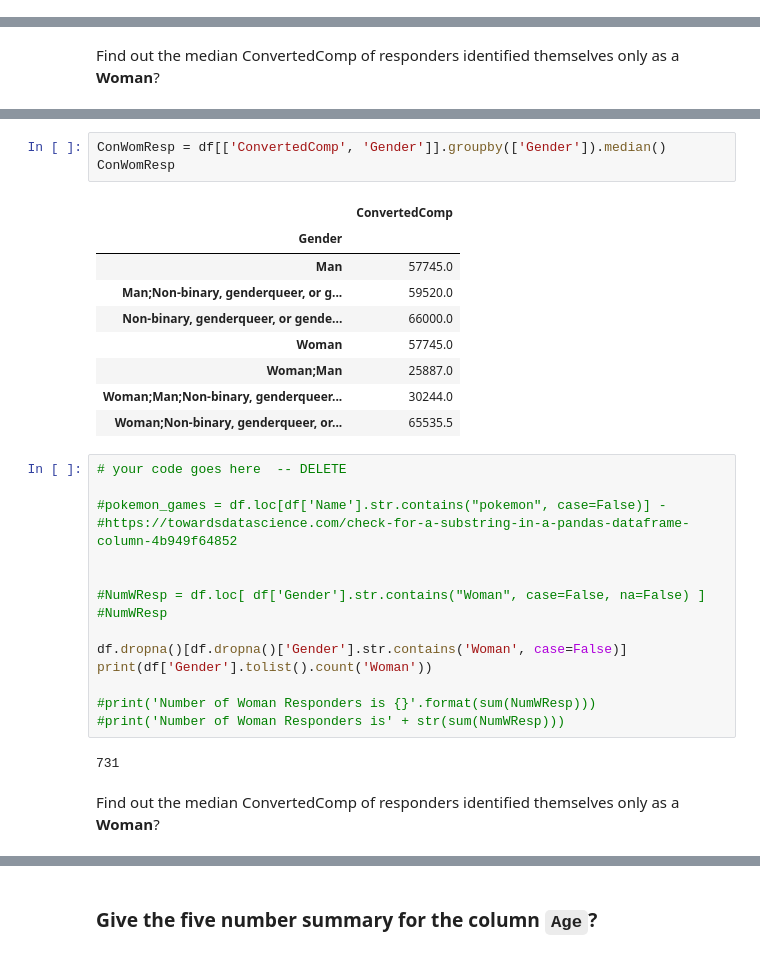
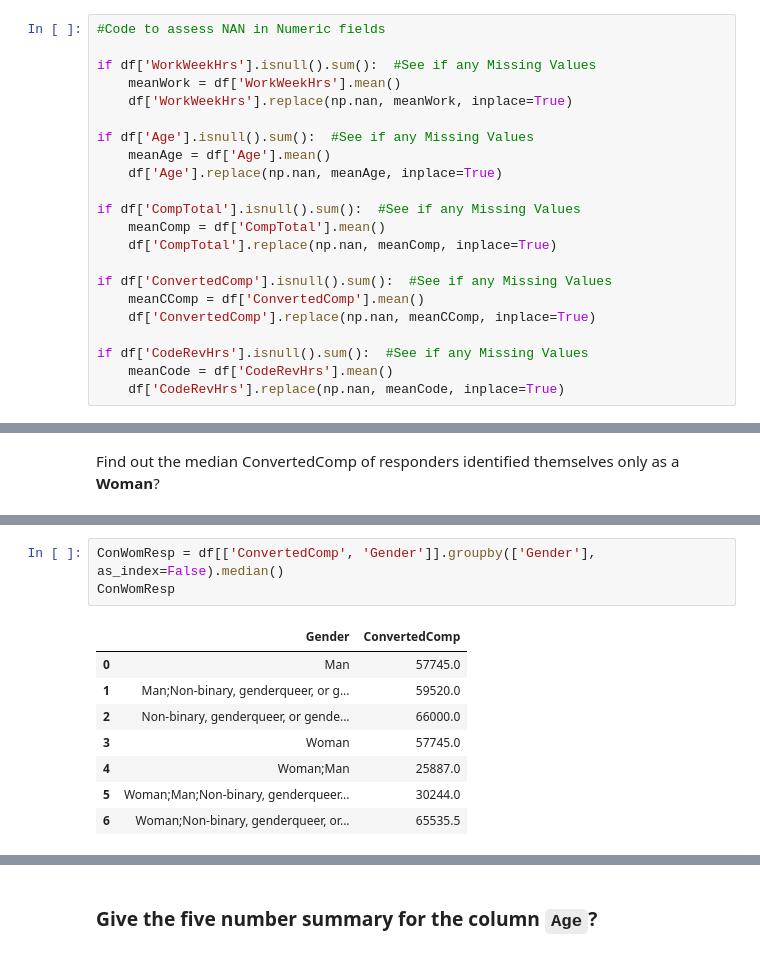
Before and after one commit to bahamalytixs/Capstone-Module, a Jupyter notebook: HR-M3ExploratoryDataAnalysis-lab-Final.ipynb, the cells around one changed output, grey strips where cells are left out. Saved outputs shown, nothing was run; the diff lists cells and outputs as text.

```diff
--- a/HR-M3ExploratoryDataAnalysis-lab-Final.ipynb
+++ b/HR-M3ExploratoryDataAnalysis-lab-Final.ipynb
@@ -156,3 +207,25 @@ df.describe()
 | 50% | 12484.000000 | 6.500000e+04 | 5.774500e+04 | 40.000000 | 4.000000 | 29.000000 |
 | 75% | 18784.750000 | 1.200000e+05 | 9.500000e+04 | 43.000000 | 5.000000 | 35.000000 |
 | max | 25142.000000 | 7.000000e+08 | 2.000000e+06 | 1012.000000 | 99.000000 | 99.000000 |
+# %%
+#Code to assess NAN in Numeric fields
+
+if df['WorkWeekHrs'].isnull().sum():  #See if any Missing Values
+    meanWork = df['WorkWeekHrs'].mean()
+    df['WorkWeekHrs'].replace(np.nan, meanWork, inplace=True)
+
+if df['Age'].isnull().sum():  #See if any Missing Values
+    meanAge = df['Age'].mean()
+    df['Age'].replace(np.nan, meanAge, inplace=True)
+
+if df['CompTotal'].isnull().sum():  #See if any Missing Values
+    meanComp = df['CompTotal'].mean()
+    df['CompTotal'].replace(np.nan, meanComp, inplace=True)
+
+if df['ConvertedComp'].isnull().sum():  #See if any Missing Values
+    meanCComp = df['ConvertedComp'].mean()
+    df['ConvertedComp'].replace(np.nan, meanCComp, inplace=True)
+
+if df['CodeRevHrs'].isnull().sum():  #See if any Missing Values
+    meanCode = df['CodeRevHrs'].mean()
+    df['CodeRevHrs'].replace(np.nan, meanCode, inplace=True)
@@ -202,32 +310,12 @@ Find out the  median ConvertedComp of responders identified themselves only as a
 # %%
-ConWomResp = df[['ConvertedComp', 'Gender']].groupby(['Gender']).median()
+ConWomResp = df[['ConvertedComp', 'Gender']].groupby(['Gender'], as_index=False).median()
 ConWomResp
 # %% [output]
-|  | ConvertedComp |
-| Gender |  |
-| Man | 57745.0 |
-| Man;Non-binary, genderqueer, or g... | 59520.0 |
-| Non-binary, genderqueer, or gende... | 66000.0 |
-| Woman | 57745.0 |
-| Woman;Man | 25887.0 |
-| Woman;Man;Non-binary, genderqueer... | 30244.0 |
-| Woman;Non-binary, genderqueer, or... | 65535.5 |
+|  | Gender | ConvertedComp |
+| 0 | Man | 57745.0 |
+| 1 | Man;Non-binary, genderqueer, or g... | 59520.0 |
+| 2 | Non-binary, genderqueer, or gende... | 66000.0 |
+| 3 | Woman | 57745.0 |
+| 4 | Woman;Man | 25887.0 |
+| 5 | Woman;Man;Non-binary, genderqueer... | 30244.0 |
+| 6 | Woman;Non-binary, genderqueer, or... | 65535.5 |
-# %%
-# your code goes here  -- DELETE
-
-#pokemon_games = df.loc[df['Name'].str.contains("pokemon", case=False)] -
-#https://towardsdatascience.com/check-for-a-substring-in-a-pandas-dataframe-column-4b949f64852
-
-
-#NumWResp = df.loc[ df['Gender'].str.contains("Woman", case=False, na=False) ]
-#NumWResp
-
-df.dropna()[df.dropna()['Gender'].str.contains('Woman', case=False)]
-print(df['Gender'].tolist().count('Woman'))
-
-#print('Number of Woman Responders is {}'.format(sum(NumWResp)))
-#print('Number of Woman Responders is' + str(sum(NumWResp)))
-# %% [output]
-731
-# %% [markdown]
-Find out the  median ConvertedComp of responders identified themselves only as a **Woman**?
```
Also changed, not shown: parts of 56 cells of this notebook.
